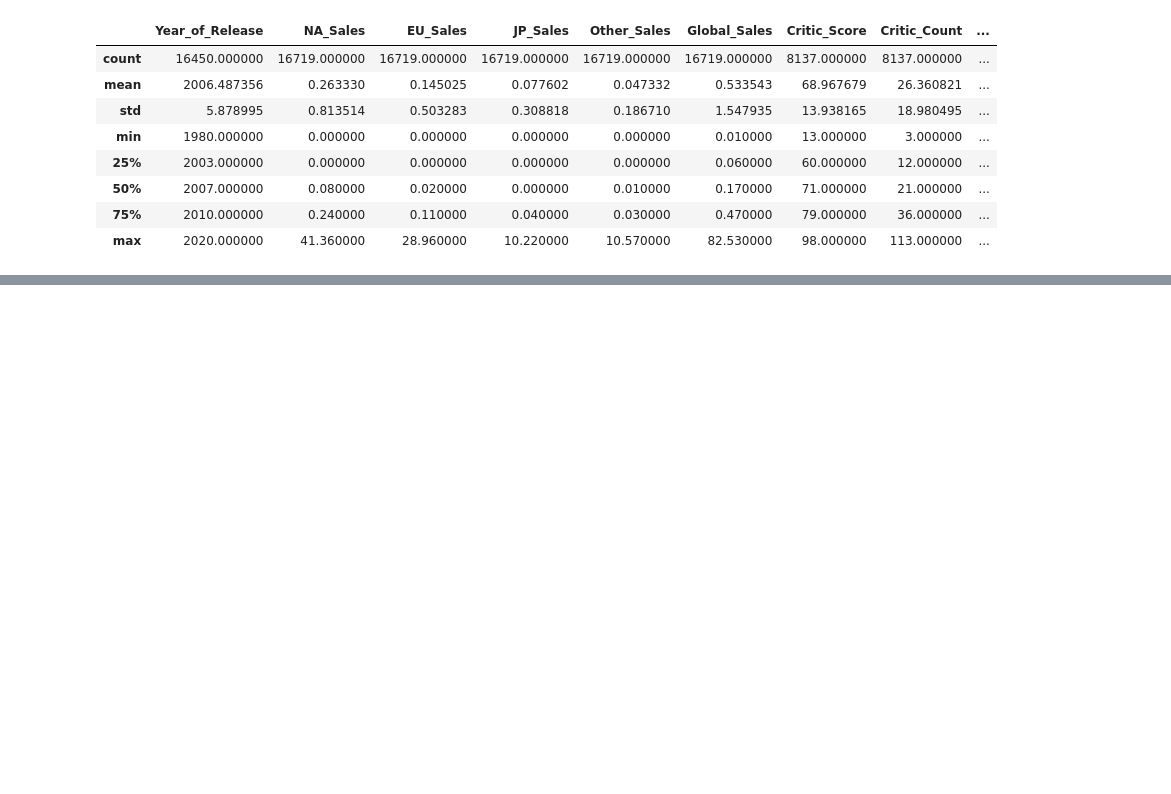
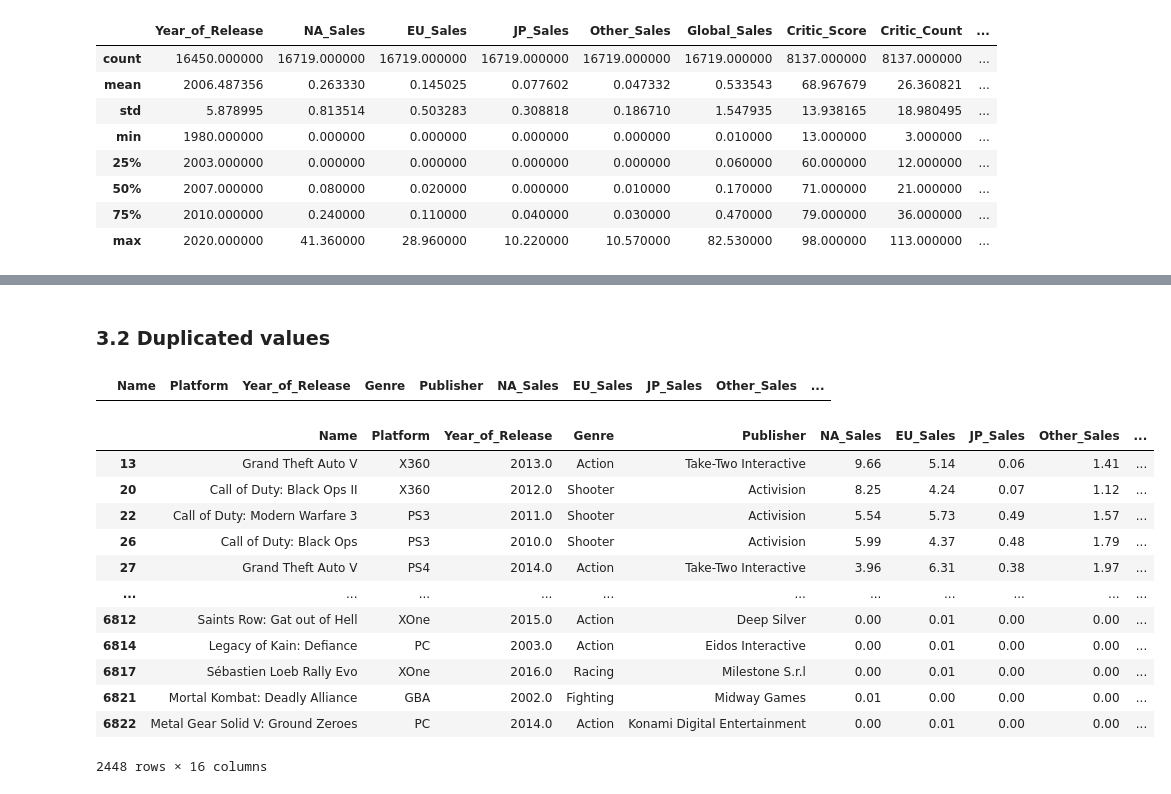
Before and after one commit to JorgeHdzRiv/Global-Videogames-Sales-Rating, a Jupyter notebook: GlobalSales.ipynb, the cells around one changed output, grey strips where cells are left out. Saved outputs shown, nothing was run; the diff lists cells and outputs as text; code cells hidden in the pictures; blank space fills up the shorter version.

Commit message:
Process Data Continue

```diff
--- a/GlobalSales.ipynb
+++ b/GlobalSales.ipynb
@@ -126,0 +164,6 @@ data.describe()
+# %%
+# Drop NA Values
+
+data = data.dropna(how='any')\
+    .reset_index(drop=True)\
+    .copy()
@@ -126,0 +190,24 @@ data.describe()
+# %% [markdown]
+### 3.2 Duplicated values
+# %%
+#This colums has duplicated values
+
+data[data.duplicated()]
+# %% [output]
+|  | Name | Platform | Year_of_Release | Genre | Publisher | NA_Sales | EU_Sales | JP_Sales | Other_Sales | ... |
+# %%
+data.loc[data.duplicated(subset=['Name'])]
+# %% [output]
+|  | Name | Platform | Year_of_Release | Genre | Publisher | NA_Sales | EU_Sales | JP_Sales | Other_Sales | ... |
+| 13 | Grand Theft Auto V | X360 | 2013.0 | Action | Take-Two Interactive | 9.66 | 5.14 | 0.06 | 1.41 | ... |
+| 20 | Call of Duty: Black Ops II | X360 | 2012.0 | Shooter | Activision | 8.25 | 4.24 | 0.07 | 1.12 | ... |
+| 22 | Call of Duty: Modern Warfare 3 | PS3 | 2011.0 | Shooter | Activision | 5.54 | 5.73 | 0.49 | 1.57 | ... |
+| 26 | Call of Duty: Black Ops | PS3 | 2010.0 | Shooter | Activision | 5.99 | 4.37 | 0.48 | 1.79 | ... |
+| 27 | Grand Theft Auto V | PS4 | 2014.0 | Action | Take-Two Interactive | 3.96 | 6.31 | 0.38 | 1.97 | ... |
+| ... | ... | ... | ... | ... | ... | ... | ... | ... | ... | ... |
+| 6812 | Saints Row: Gat out of Hell | XOne | 2015.0 | Action | Deep Silver | 0.00 | 0.01 | 0.00 | 0.00 | ... |
+| 6814 | Legacy of Kain: Defiance | PC | 2003.0 | Action | Eidos Interactive | 0.00 | 0.01 | 0.00 | 0.00 | ... |
+| 6817 | Sébastien Loeb Rally Evo | XOne | 2016.0 | Racing | Milestone S.r.l | 0.00 | 0.01 | 0.00 | 0.00 | ... |
+| 6821 | Mortal Kombat: Deadly Alliance | GBA | 2002.0 | Fighting | Midway Games | 0.01 | 0.00 | 0.00 | 0.00 | ... |
+| 6822 | Metal Gear Solid V: Ground Zeroes | PC | 2014.0 | Action | Konami Digital Entertainment | 0.00 | 0.01 | 0.00 | 0.00 | ... |
+2448 rows × 16 columns
```
Also changed, not shown: parts of 17 cells of this notebook.
